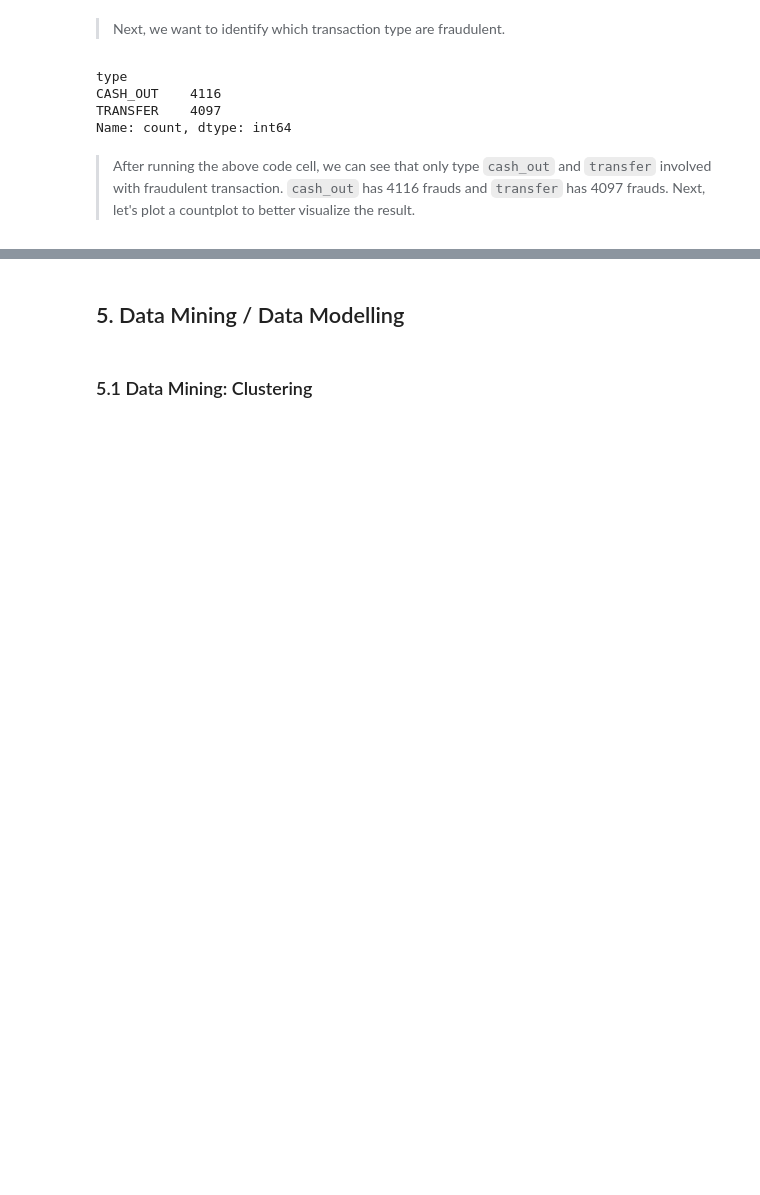
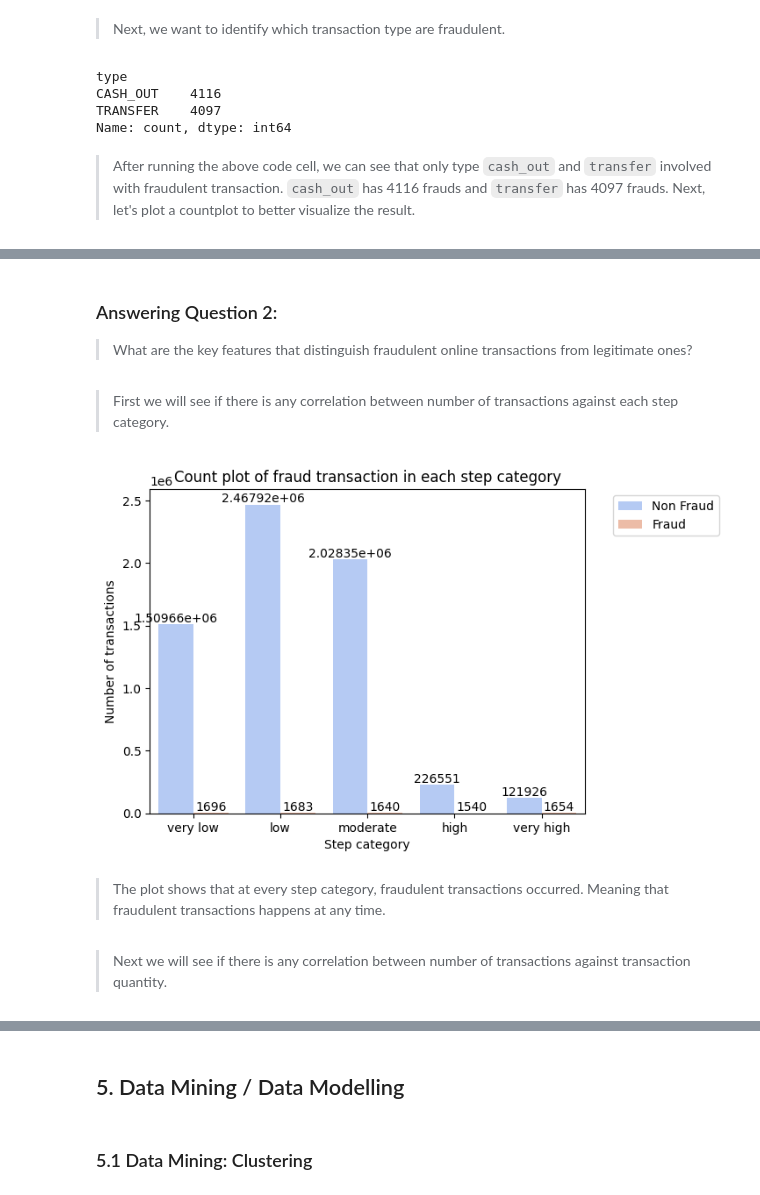
Before and after one commit to V3ness/Data-Science-Fundamentals-Project, a Jupyter notebook: project.ipynb, the cells around one changed output, grey strips where cells are left out. Drawn from its saved outputs; the diff is of its cells as text; code cells hidden in the pictures; blank space fills up the shorter version.

```diff
--- a/project.ipynb
+++ b/project.ipynb
@@ -310,24 +257,0 @@ AttributeError: 'numpy.int64' object has no attribute 'startswith'
-# %%
-#What are the key features that distinguish fraudulent online transactions from legitimate ones?
-
-#First we can see if there is any correlation between number of transactions against transaction quantity
-
-# Convert isFraud column to string to avoid error during plotting function
-df['isFraud'] = df['isFraud'].astype(str)
-
-# Amount column is cut into 5 bins of 'very low', 'low', 'moderate', 'high', 'very high'
-df['quantity'] = pd.cut(df['amount'], 5, labels=['very low', 'low', 'moderate', 'high', 'very high'])
-
-# Creates the Count plot
-ax = sns.countplot(x='quantity', data=df, hue='isFraud', palette='coolwarm')
-for container in ax.containers:
-    ax.bar_label(container)
-plt.title('Count plot of Amount in Transaction')
-
-handles, labels = ax.get_legend_handles_labels()
-labels = ['Non Fraud' if label == '0' else 'Fraud' for label in labels]
-ax.legend(handles, labels, bbox_to_anchor=(1.05, 1), loc='upper left')
-
-plt.ylabel('Number of transactions')
-plt.xlabel('Transaction Quantity')
-plt.show()
@@ -392,0 +258,28 @@ df['isFraud'] = df['isFraud'].astype('int64')
+# %% [markdown]
+### Answering Question 2:
+> What are the key features that distinguish fraudulent online transactions from legitimate ones?
+# %% [markdown]
+> First we will see if there is any correlation between number of transactions against each step category.
+# %%
+# Amount column is cut into 5 bins of 'very low', 'low', 'moderate', 'high', 'very high'
+df['step_category'] = pd.cut(df['step'], 5, labels=['very low', 'low', 'moderate', 'high', 'very high'])
+
+# Creates the Count plot
+ax = sns.countplot(x='step_category', data=df, hue='isFraud', palette='coolwarm')
+for container in ax.containers:
+    ax.bar_label(container)
+plt.title('Count plot of fraud transaction in each step category')
+
+handles, labels = ax.get_legend_handles_labels()
+labels = ['Non Fraud' if label == '0' else 'Fraud' for label in labels]
+ax.legend(handles, labels, bbox_to_anchor=(1.05, 1), loc='upper left')
+
+plt.ylabel('Number of transactions')
+plt.xlabel('Step category')
+plt.show()
+# %% [output]
+[figure, added]
+# %% [markdown]
+> The plot shows that at every step category, fraudulent transactions occurred. Meaning that fraudulent transactions happens at any time.
+# %% [markdown]
+> Next we will see if there is any correlation between number of transactions against transaction quantity.
```
Also changed, not shown: parts of 58 cells of this notebook.
